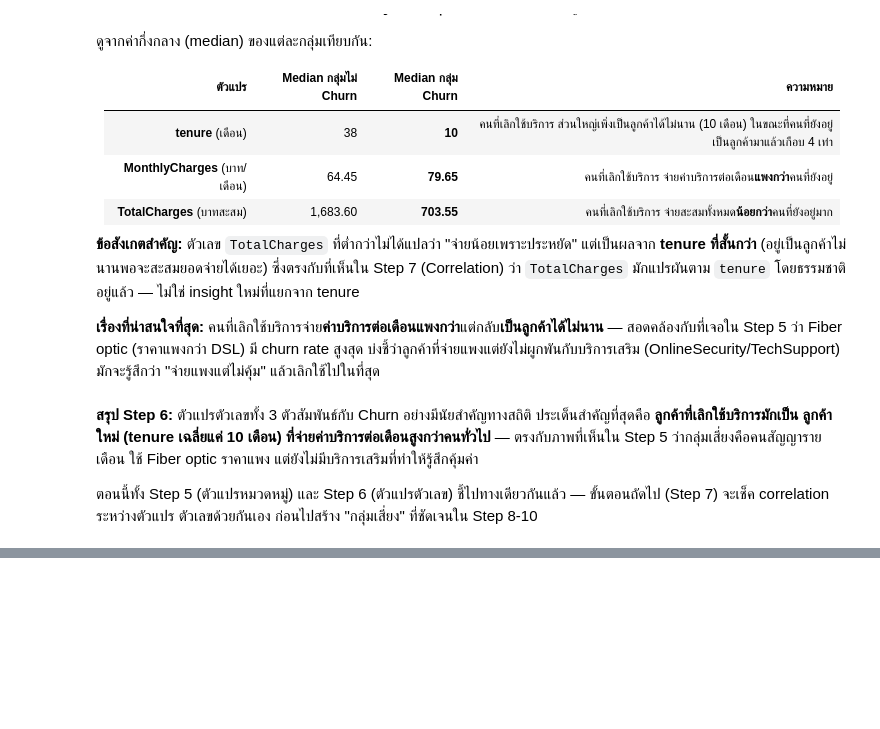
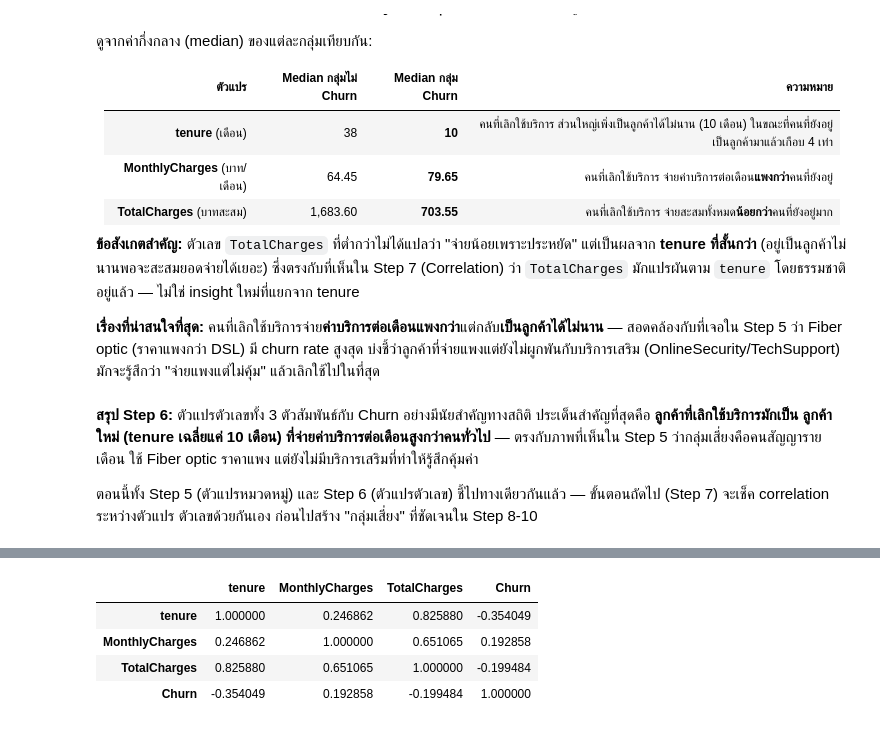
Before and after one commit to thitiwutsuk/Telco-Customer-Churn, a Jupyter notebook: telco_churn_eda.ipynb, the cells around one changed output, grey strips where cells are left out. Saved outputs shown, nothing was run; the diff lists cells and outputs as text; code cells hidden in the pictures; blank space fills up the shorter version.

```diff
--- a/telco_churn_eda.ipynb
+++ b/telco_churn_eda.ipynb
@@ -680,0 +695,15 @@ Fiber optic (ราคาแพงกว่า DSL) มี churn rate สูง
+# %%
+# แปลง Churn จาก "Yes"/"No" เป็นตัวเลข 1/0 ชั่วคราว เพื่อให้คำนวณ correlation กับตัวแปรตัวเลขอื่นได้
+# (correlation คำนวณได้เฉพาะกับตัวเลขเท่านั้น ใช้ text ตรงๆ ไม่ได้)
+df_corr = df[numeric_cols].copy()
+df_corr['Churn'] = (df['Churn'] == 'Yes').astype(int)
+
+# .corr() คำนวณ correlation coefficient ระหว่างทุกคู่คอลัมน์ในตาราง แล้วคืนเป็นตาราง (correlation matrix)
+correlation_matrix = df_corr.corr()
+correlation_matrix
+# %% [output]
+|  | tenure | MonthlyCharges | TotalCharges | Churn |
+| tenure | 1.000000 | 0.246862 | 0.825880 | -0.354049 |
+| MonthlyCharges | 0.246862 | 1.000000 | 0.651065 | 0.192858 |
+| TotalCharges | 0.825880 | 0.651065 | 1.000000 | -0.199484 |
+| Churn | -0.354049 | 0.192858 | -0.199484 | 1.000000 |
```
Also changed, not shown: parts of 4 cells of this notebook, 2 other files.
